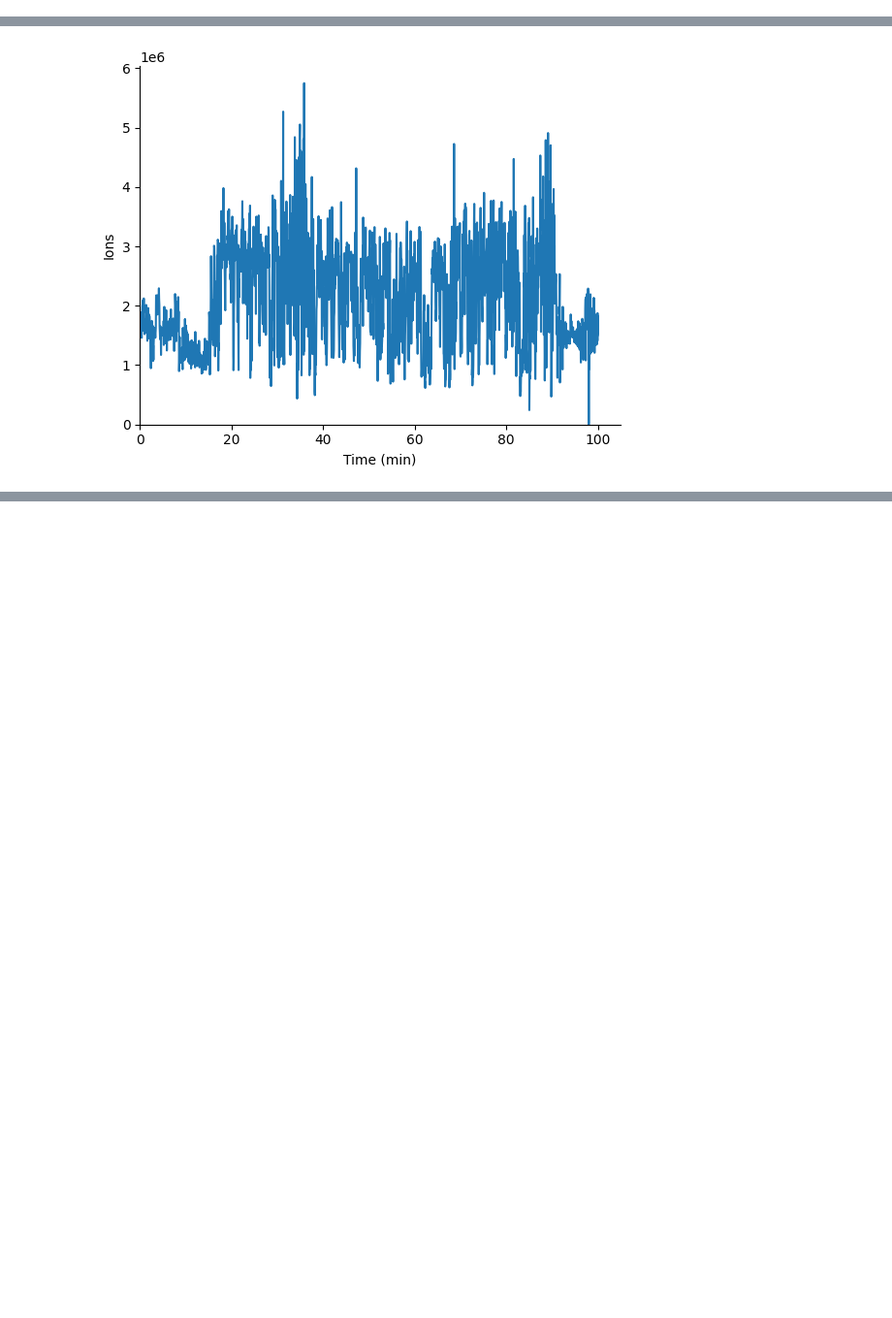
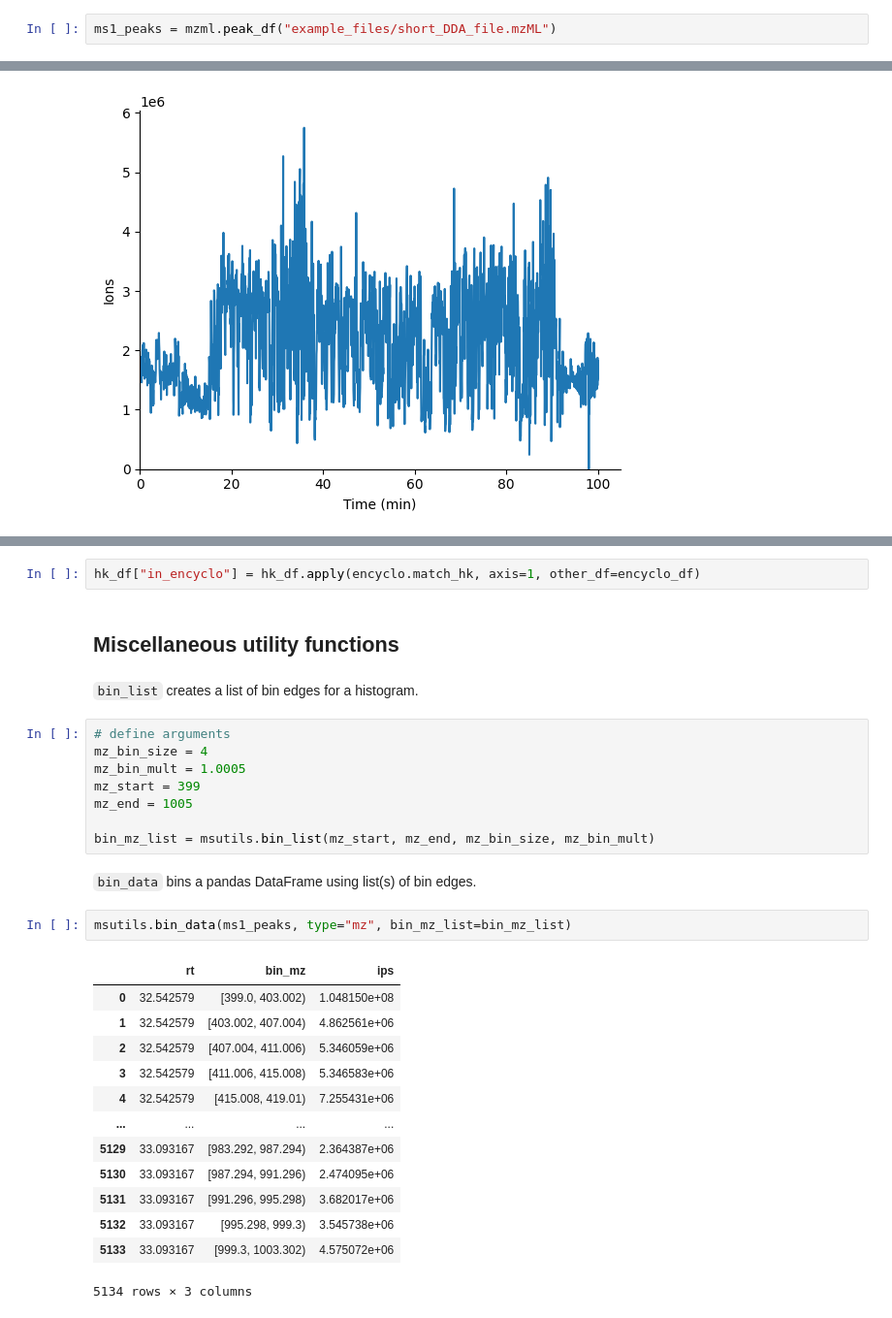
Before and after one commit to dafaivre/msions, a Jupyter notebook: docs/example.ipynb, the cells around one changed output, grey strips where cells are left out. Shown at 97% size. Cells and saved outputs as stored; diff of their text form; blank space fills up the shorter version.

Commit message:
Update CHANGELOG.md and docs - Add peak_df to mzml module and testing

```diff
--- a/docs/example.ipynb
+++ b/docs/example.ipynb
@@ -18,3 +26,5 @@ ms1_df = mzml.tic_df("example_files/DIA_file.mzML")
+# %%
+ms1_peaks = mzml.peak_df("example_files/short_DDA_file.mzML")
 # %% [markdown]
 ## Read Hardklor file
 `hk2df` will read a Hardklor tab-delimited file into a pandas DataFrame. After import, all columns that can be converted to a numeric data type will be.
@@ -109,0 +179,32 @@ msplot.plot_ions(ms1_df)
+# %%
+hk_df["in_encyclo"] = hk_df.apply(encyclo.match_hk, axis=1, other_df=encyclo_df)
+# %% [markdown]
+## Miscellaneous utility functions
+# %% [markdown]
+`bin_list` creates a list of bin edges for a histogram.
+# %%
+# define arguments
+mz_bin_size = 4
+mz_bin_mult = 1.0005
+mz_start = 399
+mz_end = 1005
+
+bin_mz_list = msutils.bin_list(mz_start, mz_end, mz_bin_size, mz_bin_mult)
+# %% [markdown]
+`bin_data` bins a pandas DataFrame using list(s) of bin edges.
+# %%
+msutils.bin_data(ms1_peaks, type="mz", bin_mz_list=bin_mz_list)
+# %% [output]
+|  | rt | bin_mz | ips |
+| 0 | 32.542579 | [399.0, 403.002) | 1.048150e+08 |
+| 1 | 32.542579 | [403.002, 407.004) | 4.862561e+06 |
+| 2 | 32.542579 | [407.004, 411.006) | 5.346059e+06 |
+| 3 | 32.542579 | [411.006, 415.008) | 5.346583e+06 |
+| 4 | 32.542579 | [415.008, 419.01) | 7.255431e+06 |
+| ... | ... | ... | ... |
+| 5129 | 33.093167 | [983.292, 987.294) | 2.364387e+06 |
+| 5130 | 33.093167 | [987.294, 991.296) | 2.474095e+06 |
+| 5131 | 33.093167 | [991.296, 995.298) | 3.682017e+06 |
+| 5132 | 33.093167 | [995.298, 999.3) | 3.545738e+06 |
+| 5133 | 33.093167 | [999.3, 1003.302) | 4.575072e+06 |
+5134 rows × 3 columns
```
Also changed, not shown: parts of 20 cells of this notebook, 4 other files.
